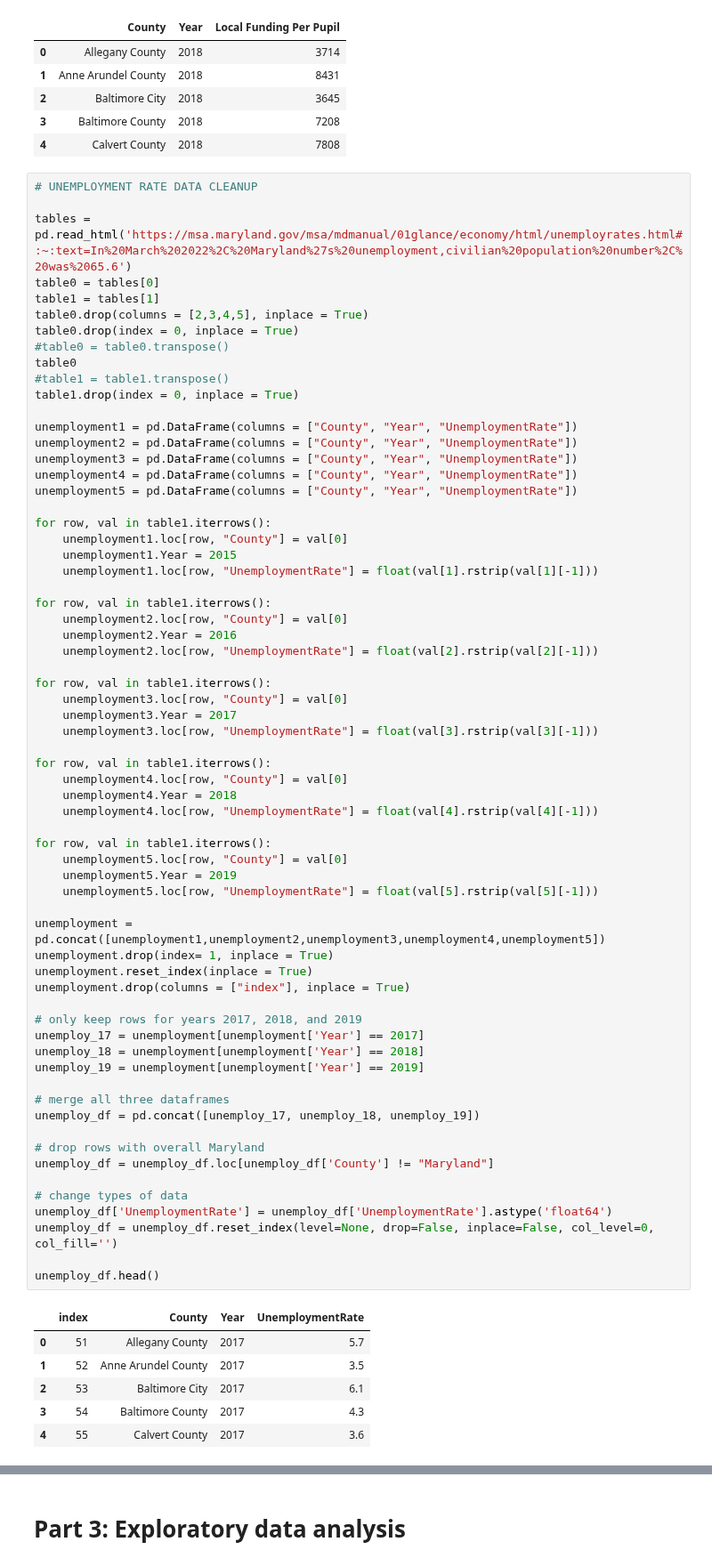
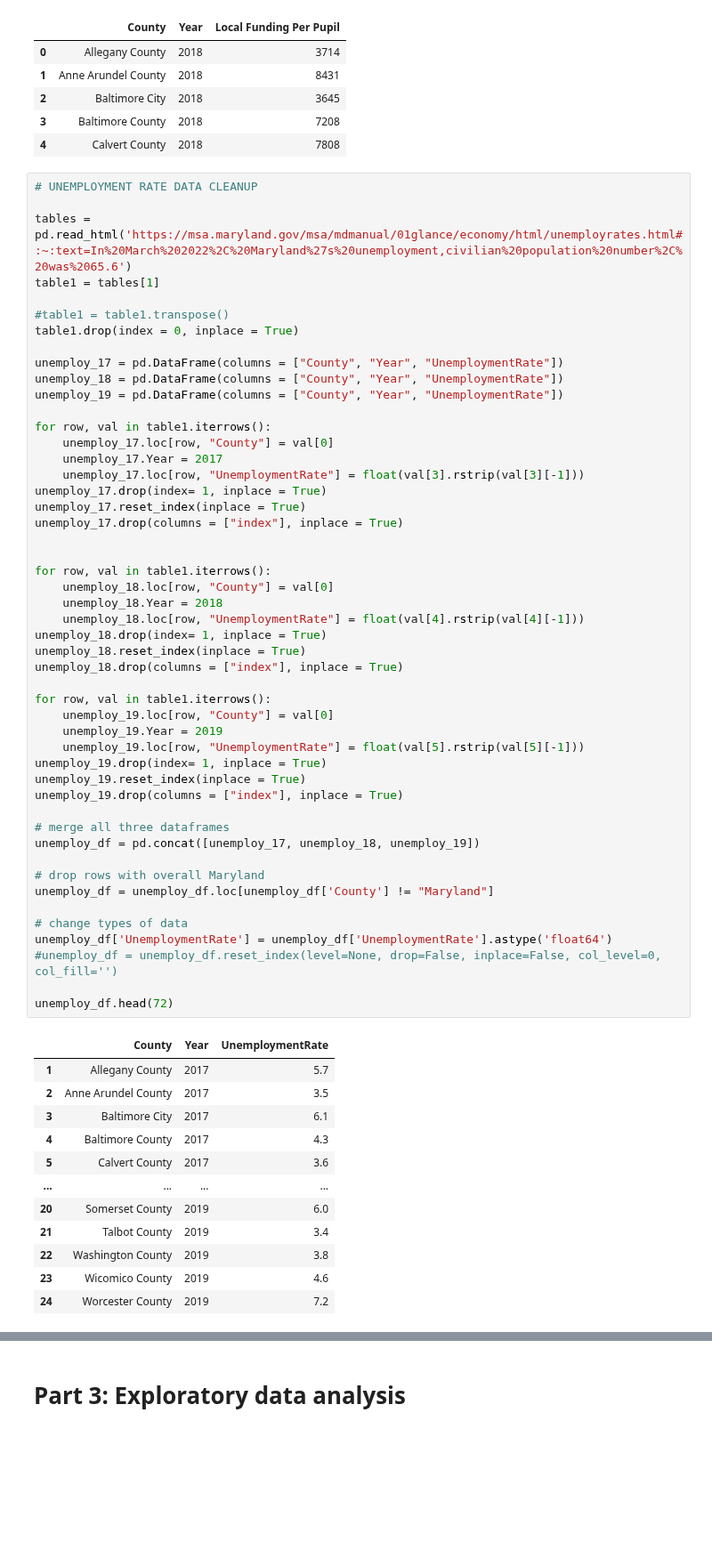
Before and after one commit to lgmueller/lgmueller.github.io, a Jupyter notebook: final-project/final-project.ipynb, the cells around one changed output, grey strips where cells are left out. Shown at 89% size. Drawn from its saved outputs; the diff is of its cells as text; blank space fills up the shorter version.

```diff
--- a/final-project/final-project.ipynb
+++ b/final-project/final-project.ipynb
@@ -213,72 +216,62 @@ funding_df.head()
 # %%
 # UNEMPLOYMENT RATE DATA CLEANUP
 
 tables = pd.read_html('https://msa.maryland.gov/msa/mdmanual/01glance/economy/html/unemployrates.html#:~:text=In%20March%202022%2C%20Maryland%27s%20unemployment,civilian%20population%20number%2C%20was%2065.6')
-table0 = tables[0]
 table1 = tables[1]
-table0.drop(columns = [2,3,4,5], inplace = True)
-table0.drop(index = 0, inplace = True)
-#table0 = table0.transpose()
-table0
+
 #table1 = table1.transpose()
 table1.drop(index = 0, inplace = True)
 
-unemployment1 = pd.DataFrame(columns = ["County", "Year", "UnemploymentRate"])
-unemployment2 = pd.DataFrame(columns = ["County", "Year", "UnemploymentRate"])
-unemployment3 = pd.DataFrame(columns = ["County", "Year", "UnemploymentRate"])
-unemployment4 = pd.DataFrame(columns = ["County", "Year", "UnemploymentRate"])
-unemployment5 = pd.DataFrame(columns = ["County", "Year", "UnemploymentRate"])
+unemploy_17 = pd.DataFrame(columns = ["County", "Year", "UnemploymentRate"])
+unemploy_18 = pd.DataFrame(columns = ["County", "Year", "UnemploymentRate"])
+unemploy_19 = pd.DataFrame(columns = ["County", "Year", "UnemploymentRate"])
 
 for row, val in table1.iterrows():
-    unemployment1.loc[row, "County"] = val[0]
-    unemployment1.Year = 2015
-    unemployment1.loc[row, "UnemploymentRate"] = float(val[1].rstrip(val[1][-1]))
+    unemploy_17.loc[row, "County"] = val[0]
+    unemploy_17.Year = 2017
+    unemploy_17.loc[row, "UnemploymentRate"] = float(val[3].rstrip(val[3][-1]))
+unemploy_17.drop(index= 1, inplace = True)
+unemploy_17.reset_index(inplace = True)
+unemploy_17.drop(columns = ["index"], inplace = True)
+
 
 for row, val in table1.iterrows():
-    unemployment2.loc[row, "County"] = val[0]
-    unemployment2.Year = 2016
-    unemployment2.loc[row, "UnemploymentRate"] = float(val[2].rstrip(val[2][-1]))
+    unemploy_18.loc[row, "County"] = val[0]
+    unemploy_18.Year = 2018
+    unemploy_18.loc[row, "UnemploymentRate"] = float(val[4].rstrip(val[4][-1]))
+unemploy_18.drop(index= 1, inplace = True)
+unemploy_18.reset_index(inplace = True)
+unemploy_18.drop(columns = ["index"], inplace = True)
 
 for row, val in table1.iterrows():
-    unemployment3.loc[row, "County"] = val[0]
-    unemployment3.Year = 2017
-    unemployment3.loc[row, "UnemploymentRate"] = float(val[3].rstrip(val[3][-1]))
-
-for row, val in table1.iterrows():
-    unemployment4.loc[row, "County"] = val[0]
-    unemployment4.Year = 2018
-    unemployment4.loc[row, "UnemploymentRate"] = float(val[4].rstrip(val[4][-1]))
-
-for row, val in table1.iterrows():
-    unemployment5.loc[row, "County"] = val[0]
-    unemployment5.Year = 2019
-    unemployment5.loc[row, "UnemploymentRate"] = float(val[5].rstrip(val[5][-1]))
-
-unemployment = pd.concat([unemployment1,unemployment2,unemployment3,unemployment4,unemployment5])
-unemployment.drop(index= 1, inplace = True)
-unemployment.reset_index(inplace = True)
-unemployment.drop(columns = ["index"], inplace = True)
-
-# only keep rows for years 2017, 2018, and 2019
-unemploy_17 = unemployment[unemployment['Year'] == 2017]
-unemploy_18 = unemployment[unemployment['Year'] == 2018]
-unemploy_19 = unemployment[unemployment['Year'] == 2019]
+    unemploy_19.loc[row, "County"] = val[0]
+    unemploy_19.Year = 2019
+    unemploy_19.loc[row, "UnemploymentRate"] = float(val[5].rstrip(val[5][-1]))
+unemploy_19.drop(index= 1, inplace = True)
+unemploy_19.reset_index(inplace = True)
+unemploy_19.drop(columns = ["index"], inplace = True)
 
 # merge all three dataframes
 unemploy_df = pd.concat([unemploy_17, unemploy_18, unemploy_19])
 
 # drop rows with overall Maryland
 unemploy_df = unemploy_df.loc[unemploy_df['County'] != "Maryland"]
 
 # change types of data
 unemploy_df['UnemploymentRate'] = unemploy_df['UnemploymentRate'].astype('float64')
-unemploy_df = unemploy_df.reset_index(level=None, drop=False, inplace=False, col_level=0, col_fill='')
+#unemploy_df = unemploy_df.reset_index(level=None, drop=False, inplace=False, col_level=0, col_fill='')
 
-unemploy_df.head()
+unemploy_df.head(72)
 # %% [output]
-|  | index | County | Year | UnemploymentRate |
-| 0 | 51 | Allegany County | 2017 | 5.7 |
-| 1 | 52 | Anne Arundel County | 2017 | 3.5 |
-| 2 | 53 | Baltimore City | 2017 | 6.1 |
-| 3 | 54 | Baltimore County | 2017 | 4.3 |
-| 4 | 55 | Calvert County | 2017 | 3.6 |
+|  | County | Year | UnemploymentRate |
+| 1 | Allegany County | 2017 | 5.7 |
+| 2 | Anne Arundel County | 2017 | 3.5 |
+| 3 | Baltimore City | 2017 | 6.1 |
+| 4 | Baltimore County | 2017 | 4.3 |
+| 5 | Calvert County | 2017 | 3.6 |
+| ... | ... | ... | ... |
+| 20 | Somerset County | 2019 | 6.0 |
+| 21 | Talbot County | 2019 | 3.4 |
+| 22 | Washington County | 2019 | 3.8 |
+| 23 | Wicomico County | 2019 | 4.6 |
+| 24 | Worcester County | 2019 | 7.2 |
```
Also changed, not shown: parts of 17 cells of this notebook.
